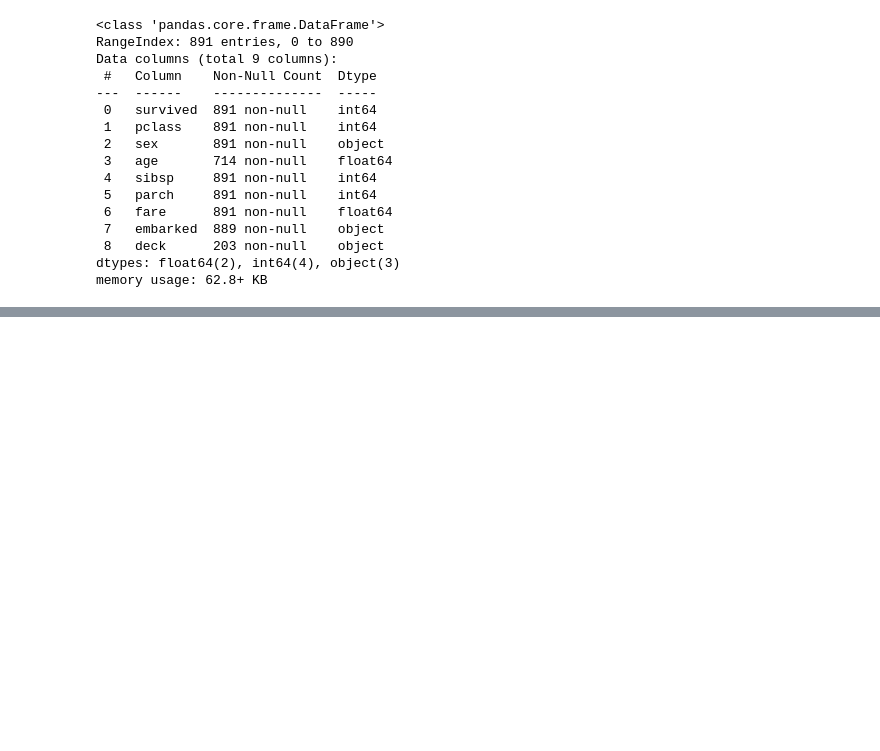
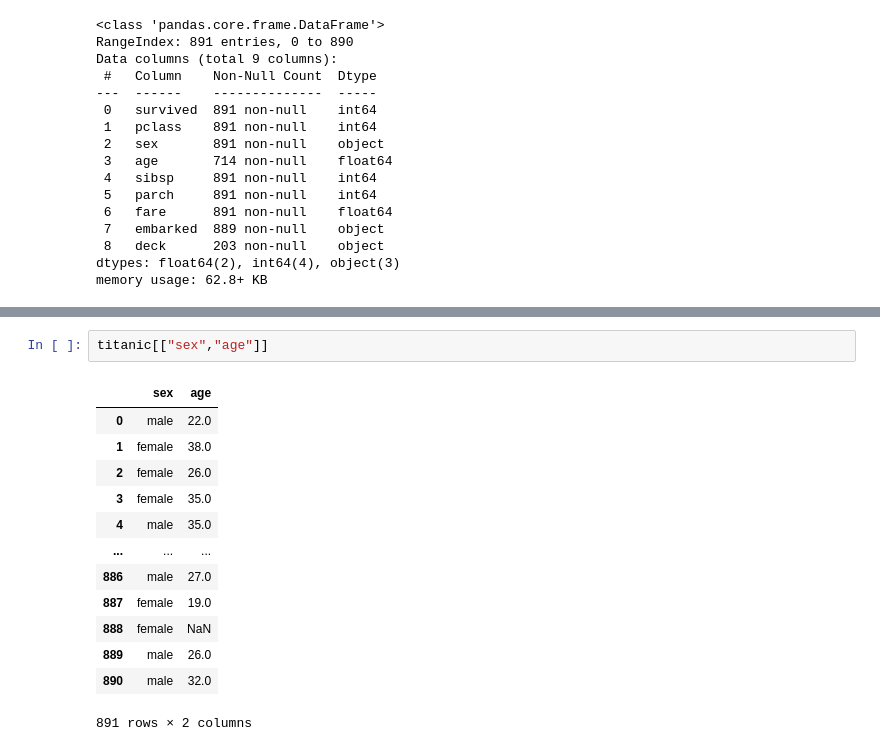
Before and after one commit to TomaszBury/the-pandas-bootcamp, a Jupyter notebook: Section_04/test_04.ipynb, the cells around one changed output, grey strips where cells are left out. Cells and saved outputs as stored; diff of their text form; blank space fills up the shorter version.

```diff
--- a/Section_04/test_04.ipynb
+++ b/Section_04/test_04.ipynb
@@ -467,0 +545,16 @@ memory usage: 62.8+ KB
+# %%
+titanic[["sex","age"]]
+# %% [output]
+|  | sex | age |
+| 0 | male | 22.0 |
+| 1 | female | 38.0 |
+| 2 | female | 26.0 |
+| 3 | female | 35.0 |
+| 4 | male | 35.0 |
+| ... | ... | ... |
+| 886 | male | 27.0 |
+| 887 | female | 19.0 |
+| 888 | female | NaN |
+| 889 | male | 26.0 |
+| 890 | male | 32.0 |
+891 rows × 2 columns
```
Also changed, not shown: parts of 122 cells of this notebook, 1 other file.
